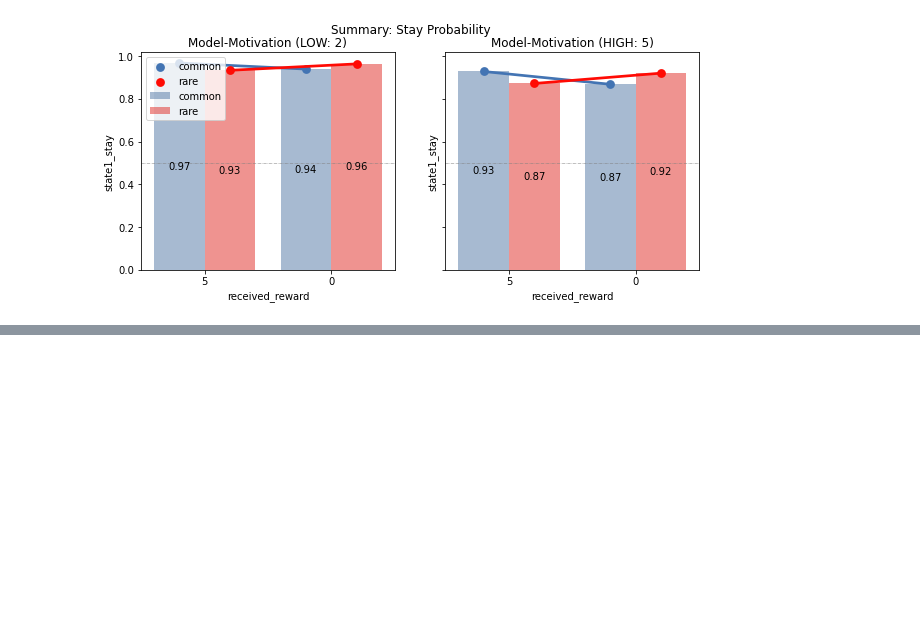
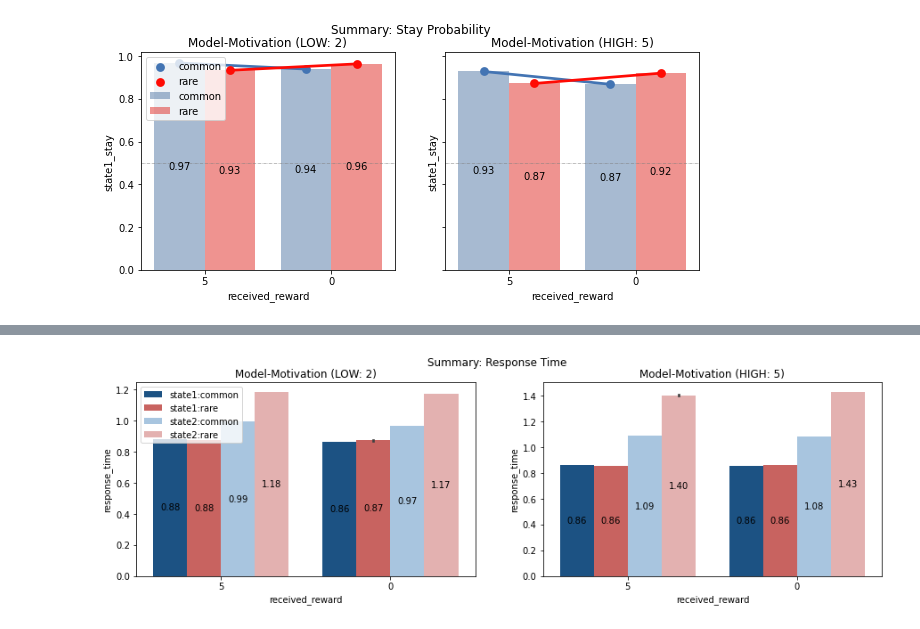
Before and after one commit to yangyuxue2333/ACTR-MarkovTask, a Jupyter notebook: analysis/analysis_models.ipynb, the cells around one changed output, grey strips where cells are left out. Saved outputs shown, nothing was run; the diff lists cells and outputs as text; code cells hidden in the pictures; blank space fills up the shorter version.

```diff
--- a/analysis/analysis_models.ipynb
+++ b/analysis/analysis_models.ipynb
@@ -139,0 +186,24 @@ plt.show()
+# %%
+fig, axes = plt.subplots(1,2, figsize=(15,4), sharex=True)
+fig.suptitle('Summary: Response Time')
+sns.barplot(data=df31_long, x='received_reward', y='response_time',
+            hue='state', palette=my_palette2,
+            order = sorted(df31_long['received_reward'].unique(), reverse=True),
+            hue_order=hue_order, ax=axes[0])
+
+sns.barplot(data=df32_long, x='received_reward', y='response_time',
+            hue='state', palette=my_palette2,
+            order = sorted(df32_long['received_reward'].unique(), reverse=True),
+            hue_order=hue_order, ax=axes[1])
+for ax in axes:
+    for container in ax.containers:
+        ax.bar_label(container, fmt='%.2f', label_type='center')
+
+axes[0].legend(loc=2)
+axes[1].legend_.remove()
+axes[0].set_title('Model-Motivation (LOW: %.d)' % (df31['received_reward'].max()))
+axes[1].set_title('Model-Motivation (HIGH: %.d)' % (df32['received_reward'].max()))
+
+plt.show()
+# %% [output]
+[figure, added]
```
Also changed, not shown: parts of 6 cells of this notebook, 3 other files.
